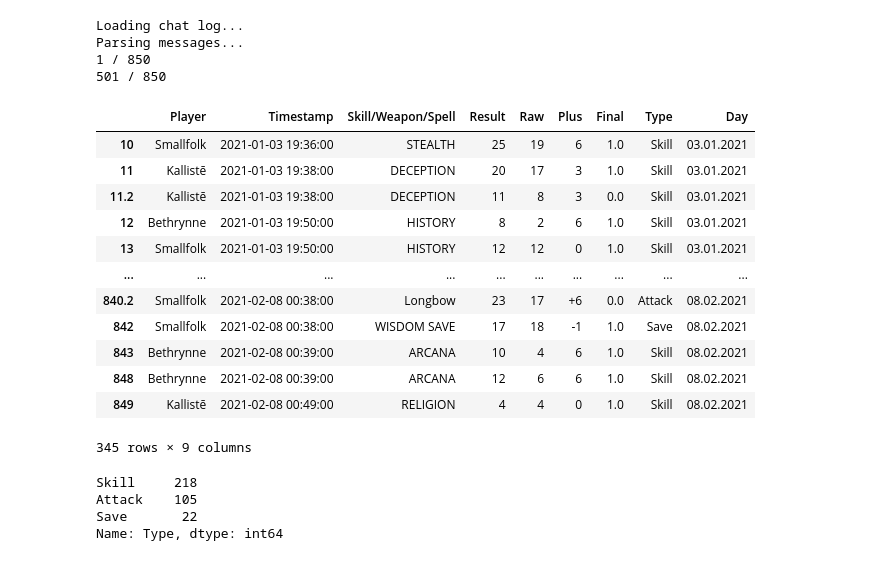
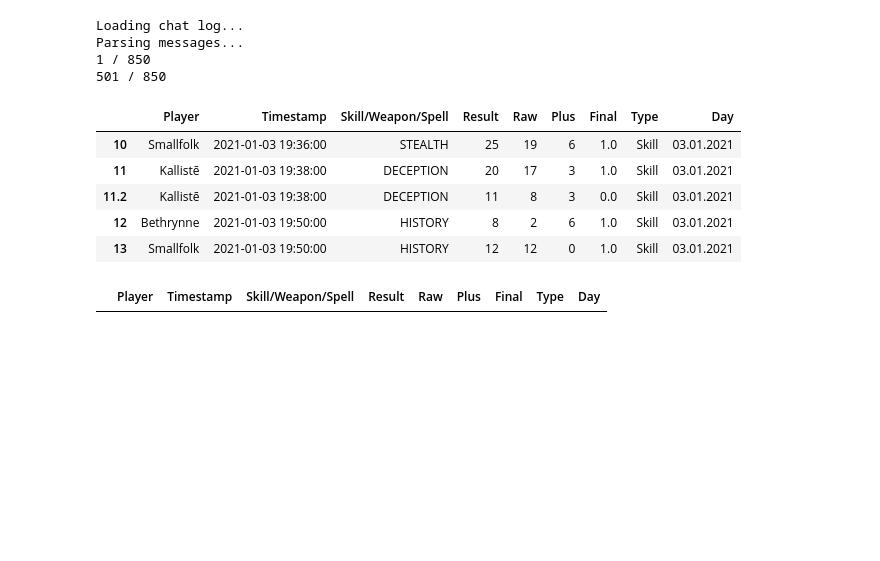
Before and after one commit to elg34/roll20stats, a Jupyter notebook: parseChat.ipynb, the cells around one changed output. Saved outputs shown, nothing was run; the diff lists cells and outputs as text; code cells hidden in the pictures; blank space fills up the shorter version.

```diff
--- a/parseChat.ipynb
+++ b/parseChat.ipynb
@@ -1,3 +1,3 @@
 # %%
 ## INPUT
-name="Chat Log for Descent Into Fuckery"
+name="DescentIntoFuckery"
@@ -94,6 +40,13 @@ save_labels=['STRENGTH SAVE',
  'CHARISMA SAVE',
  'DEATH SAVE']
 
+import ast
+file = open("players/players_"+name+".txt", "r")
+contents = file.read()
+players = ast.literal_eval(contents)
+file.close()
+plyrs=list(set(players.values()))
+
 print("Loading chat log...")
 soup = BeautifulSoup(open('raw/'+name+'.html', 'r').read(), 'html.parser')
 msgs=soup.findAll('div',{'class' : re.compile('message \w+')})
@@ -128,7 +81,9 @@ for c,m in enumerate(msgs):
 
     if parsing!=None:
         rolls=mcontent[0].find_all('div',{'class': ['sheet-roll','sheet-adv','sheet-solo']})
-        if len(rolls)==1:
+        if rolls==[]:
+            log=False
+        elif len(rolls)==1:
             roll=rolls[0]
         elif len(rolls)==2:
             roll=rolls[0] if rolls[1].find('span',{'class': 'sheet-grey'})!=None else rolls[1]
@@ -141,12 +96,12 @@ for c,m in enumerate(msgs):
             tmplabel=re.sub(r'[^ A-Z0123456789-]','',str(tmplabel)).split(' ')
             label= [" ".join(tmplabel[:-1]),tmplabel[-1]] if len(tmplabel)>2 else tmplabel
         else:
-            tmplabel=mcontent[0].find('div',{'class': 'sheet-label'}).renderContents()
             label=[re.sub("</*[a-zA-Z]+","",str(tmplabel).split(">")[2]),
-                   re.sub("[^0-9-+]","",str(tmplabel).split(">")[4])]
+                   re.sub("[^0-9-+]","",str(tmplabel).split(">")[4])] if rolls!=[] else ["",""]
+            label[1]=label[1] if label[1]!='' else "0"
 
 
-        if  log and (label[0] not in ["D K","T T","INITIATIVE",""]) and ("HIT DICE" not in label[0]) and (label[0] not in attr_labels):
+        if  log and (label[0] not in ["F","D K","T T","INITIATIVE","","D","S","C","P","H K","P S","F K","(+3)"]) and ("HIT DICE" not in label[0]) and (label[0] not in attr_labels):
             df.loc[str(c), 'Player'] = re.sub(':','',plyr.decode('UTF-8'))
             df.loc[str(c), 'Timestamp'] = when.decode('UTF-8')
             df.loc[str(c), 'Skill/Weapon/Spell'] = str(label[0])
@@ -159,45 +114,35 @@ for c,m in enumerate(msgs):
                 rollgrey=rolls[1] if rolls[1].find('span',{'class': 'sheet-grey'})!=None else rolls[0]
                 resultgrey=rollgrey.find('span',{'class': lambda x: x and 'inlinerollresult' in x}).renderContents()
                 df.loc[str(c)+".2", 'Player'] = re.sub(':','',plyr.decode('UTF-8'))
                 df.loc[str(c)+".2", 'Timestamp'] = when.decode('UTF-8')
                 df.loc[str(c)+".2", 'Skill/Weapon/Spell'] = str(label[0])
                 df.loc[str(c)+".2", 'Result'] = resultgrey.decode('UTF-8')
                 df.loc[str(c)+".2", 'Raw'] = str(int(float(resultgrey))-int(label[1]))
                 df.loc[str(c)+".2", 'Plus'] = str(label[1])
                 df.loc[str(c)+".2", 'Final'] = 0
                 df.loc[str(c)+".2", 'Type'] = parsing
 
 df["Skill/Weapon/Spell"]=df["Skill/Weapon/Spell"].str.strip()
 df["Timestamp"]=pd.to_datetime(df["Timestamp"])
 df["Player"]=df["Player"].apply(lambda x: players[x])
 df['Day'] = df['Timestamp'].dt.strftime('%d.%m.%Y')
 df.loc[(df["Type"]=="Skill")&(df["Skill/Weapon/Spell"].isin(skill_labels)==False)&(df["Skill/Weapon/Spell"].str.contains("SAVE")),"Type"]="Save"
 df.loc[(df["Type"]=="Skill")&(df["Skill/Weapon/Spell"].isin(skill_labels)==False)&(df["Skill/Weapon/Spell"].str.contains("SAVE")==False),"Type"]="Other"
 df=df[df["Player"].isin(plyrs)]
 df.to_csv("rolls_"+name+".csv",index=False,sep=";")
-df
+df.head()
 # %% [output]
 Loading chat log...
 Parsing messages...
 1 / 850
 501 / 850
 |  | Player | Timestamp | Skill/Weapon/Spell | Result | Raw | Plus | Final | Type | Day |
 | 10 | Smallfolk | 2021-01-03 19:36:00 | STEALTH | 25 | 19 | 6 | 1.0 | Skill | 03.01.2021 |
 | 11 | Kallistē | 2021-01-03 19:38:00 | DECEPTION | 20 | 17 | 3 | 1.0 | Skill | 03.01.2021 |
 | 11.2 | Kallistē | 2021-01-03 19:38:00 | DECEPTION | 11 | 8 | 3 | 0.0 | Skill | 03.01.2021 |
 | 12 | Bethrynne | 2021-01-03 19:50:00 | HISTORY | 8 | 2 | 6 | 1.0 | Skill | 03.01.2021 |
 | 13 | Smallfolk | 2021-01-03 19:50:00 | HISTORY | 12 | 12 | 0 | 1.0 | Skill | 03.01.2021 |
-| ... | ... | ... | ... | ... | ... | ... | ... | ... | ... |
-| 840.2 | Smallfolk | 2021-02-08 00:38:00 | Longbow | 23 | 17 | +6 | 0.0 | Attack | 08.02.2021 |
-| 842 | Smallfolk | 2021-02-08 00:38:00 | WISDOM SAVE | 17 | 18 | -1 | 1.0 | Save | 08.02.2021 |
-| 843 | Bethrynne | 2021-02-08 00:39:00 | ARCANA | 10 | 4 | 6 | 1.0 | Skill | 08.02.2021 |
-| 848 | Bethrynne | 2021-02-08 00:39:00 | ARCANA | 12 | 6 | 6 | 1.0 | Skill | 08.02.2021 |
-| 849 | Kallistē | 2021-02-08 00:49:00 | RELIGION | 4 | 4 | 0 | 1.0 | Skill | 08.02.2021 |
-345 rows × 9 columns
 # %%
-df.Type.value_counts()
+df[df["Type"]=="Other"]
 # %% [output]
-Skill     218
-Attack    105
-Save       22
-Name: Type, dtype: int64
+|  | Player | Timestamp | Skill/Weapon/Spell | Result | Raw | Plus | Final | Type | Day |
```
Also changed, not shown: parts of 3 cells of this notebook, 2 other files.
